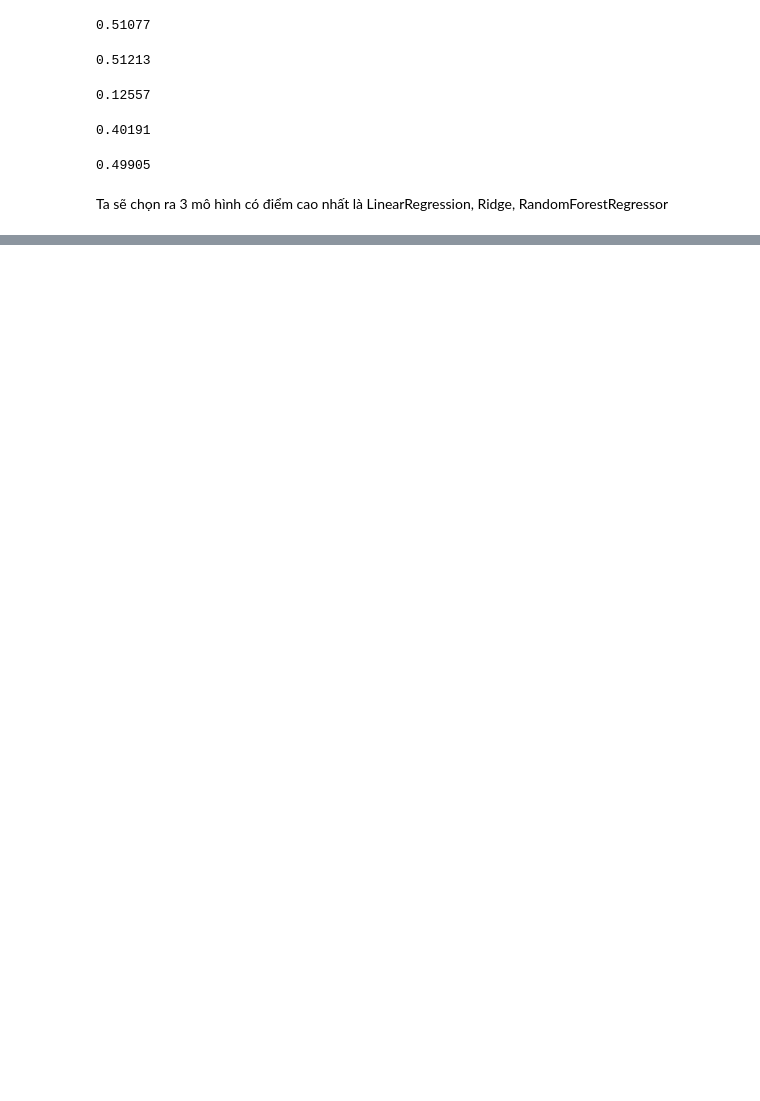
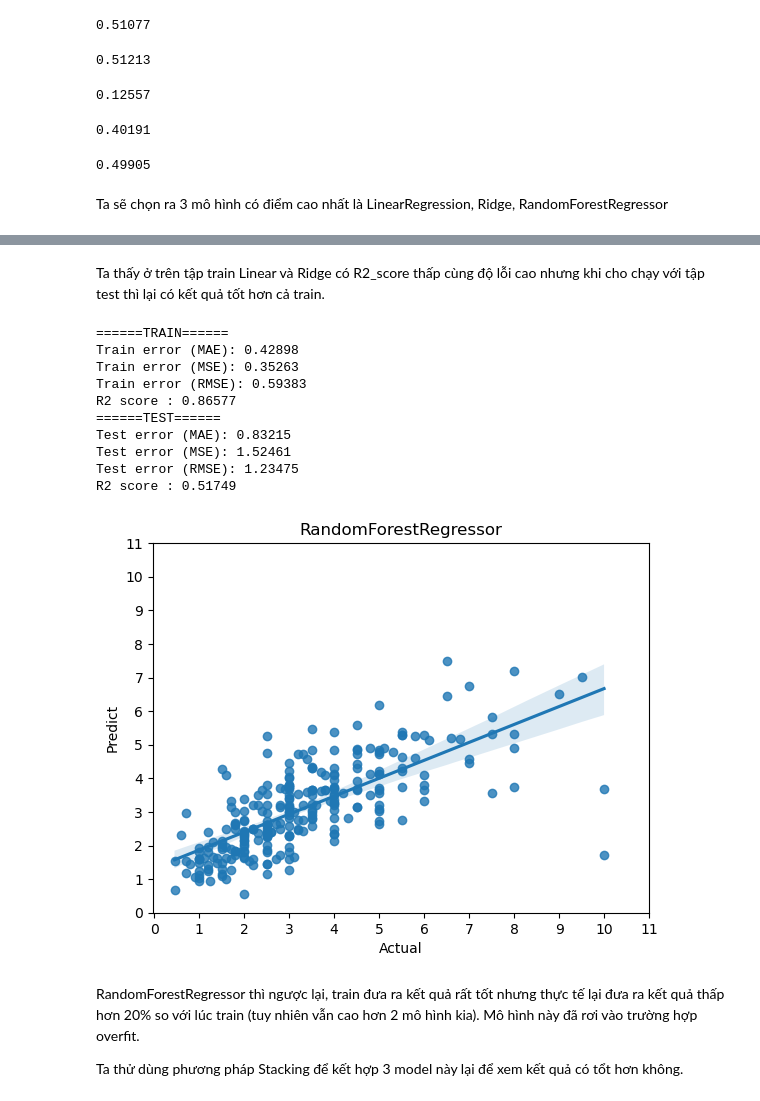
Before and after one commit to laitoanthang/HCM-House-Predict, a Jupyter notebook: Data Model/buildmodel.ipynb, the cells around one changed output, grey strips where cells are left out. Cells and saved outputs as stored; diff of their text form; code cells hidden in the pictures; blank space fills up the shorter version.

```diff
--- a/Data Model/buildmodel.ipynb
+++ b/Data Model/buildmodel.ipynb
@@ -342,0 +455,53 @@ Ta sẽ chọn ra 3 mô hình có điểm cao nhất là LinearRegression, Ridge
+# %% [markdown]
+Ta thấy ở trên tập train Linear và Ridge có R2_score thấp cùng độ lỗi cao nhưng khi cho chạy với tập test thì lại có kết quả tốt hơn cả train.
+# %%
+model = RandomForestRegressor()
+model.fit(X_train,y_train)
+
+print("======TRAIN======")
+y_pre_train = model.predict(X_train)
+score_train = mean_absolute_error(y_train,y_pre_train).round(5)
+mse_score = mean_squared_error(y_train,y_pre_train).round(5)
+rmse = mean_squared_error(y_train,y_pre_train,squared = False).round(5)
+score_r2 = r2_score(y_train,y_pre_train).round(5)
+
+print("Train error (MAE): {}".format(score_train))
+print("Train error (MSE): {}".format(mse_score))
+print("Train error (RMSE): {}".format(rmse))
+print("R2 score : {}".format(score_r2))
+
+print("======TEST======")
+y_pre_test = model.predict(X_test)
+score_test = mean_absolute_error(y_test,y_pre_test).round(5)
+mse_score = mean_squared_error(y_test,y_pre_test).round(5)
+rmse = mean_squared_error(y_test,y_pre_test,squared = False).round(5)
+score_r2 = r2_score(y_test,y_pre_test).round(5)
+
+print("Test error (MAE): {}".format(score_test))
+print("Test error (MSE): {}".format(mse_score))
+print("Test error (RMSE): {}".format(rmse))
+print("R2 score : {}".format(score_r2))
+
+sns.regplot(x = y_test, y = y_pre_test)
+plt.title('RandomForestRegressor')
+plt.xlabel('Actual')
+plt.ylabel('Predict')
+plt.xticks(range(0,12,1))
+plt.yticks(range(0,12,1))
+plt.show()
+# %% [output]
+======TRAIN======
+Train error (MAE): 0.42898
+Train error (MSE): 0.35263
+Train error (RMSE): 0.59383
+R2 score : 0.86577
+======TEST======
+Test error (MAE): 0.83215
+Test error (MSE): 1.52461
+Test error (RMSE): 1.23475
+R2 score : 0.51749
+[figure, added]
+# %% [markdown]
+RandomForestRegressor thì ngược lại, train đưa ra kết quả rất tốt nhưng thực tế lại đưa ra kết quả thấp hơn 20% so với lúc train (tuy nhiên vẫn cao hơn 2 mô hình kia). Mô hình này đã rơi vào trường hợp overfit.
+
+Ta thử dùng phương pháp Stacking để kết hợp 3 model này lại để xem kết quả có tổt hơn không.
```
Also changed, not shown: parts of 11 cells of this notebook.
